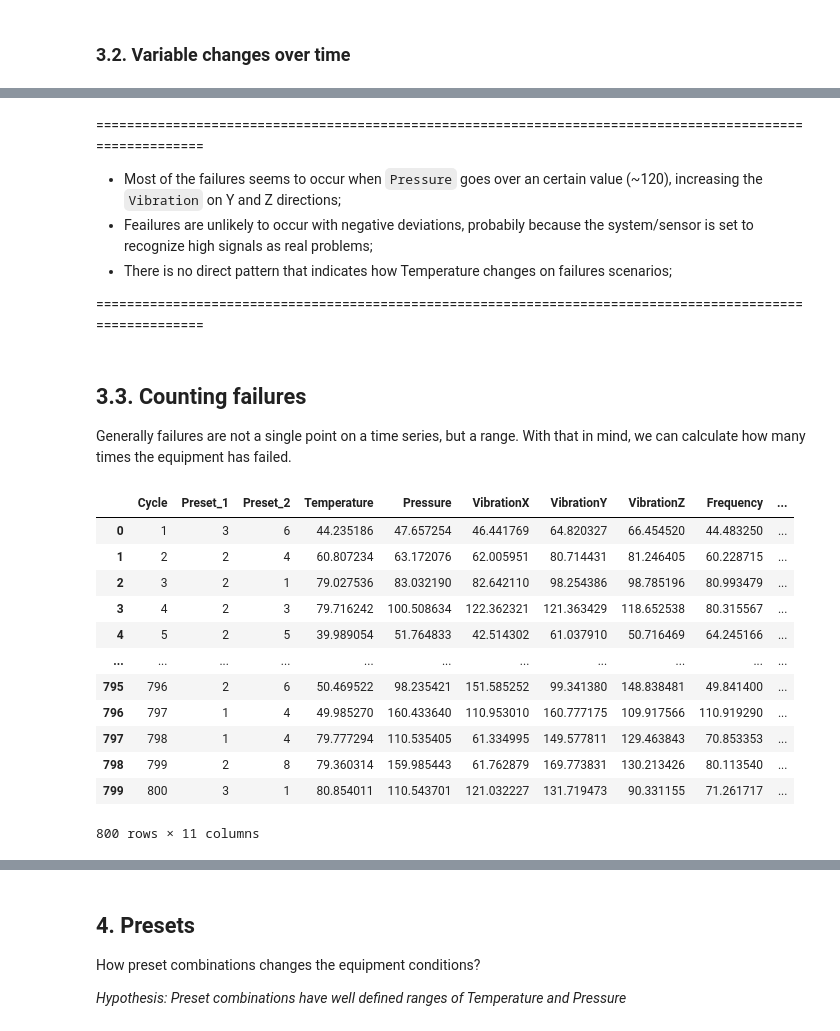
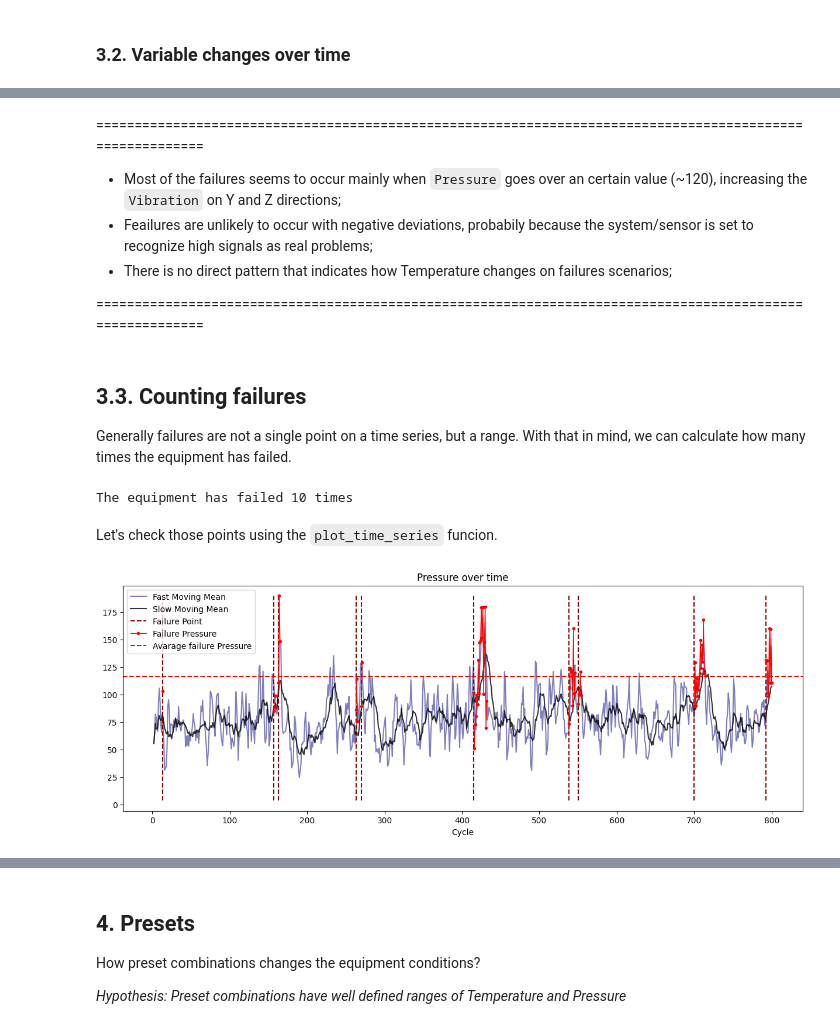
Before and after one commit to daniel64bit/failure-detection, a Jupyter notebook: notebooks/01_eda.ipynb, the cells around one changed output, grey strips where cells are left out. Cells and saved outputs as stored; diff of their text form; code cells hidden in the pictures.

```diff
--- a/notebooks/01_eda.ipynb
+++ b/notebooks/01_eda.ipynb
@@ -346,7 +355,7 @@ plot_time_series(df_oge, features, hide_raw_data=True)
 # %% [markdown]
 ==========================================================================================================
 
-- Most of the failures seems to occur when `Pressure` goes over an certain value (~120), increasing the `Vibration` on Y and Z directions;
+- Most of the failures seems to occur mainly when `Pressure` goes over an certain value (~120), increasing the `Vibration` on Y and Z directions;
 - Feailures are unlikely to occur with negative deviations, probabily because the system/sensor is set to recognize high signals as real problems;
 - There is no direct pattern that indicates how Temperature changes on failures scenarios;
 
@@ -355,18 +364,19 @@ plot_time_series(df_oge, features, hide_raw_data=True)
 ## 3.3. Counting failures
 Generally failures are not a single point on a time series, but a range. With that in mind, we can calculate how many times the equipment has failed.
 # %%
-df_oge
+# Each time that the equipment has faild is marked as a FailurePoint
+# If the equipment persists on filure state, this shouldn't count as a new failure.
+df_oge["FailInt"] = df_oge["Fail"].astype(int)
+df_oge["FailShift"] = df_oge["FailInt"].shift(1).fillna(0)
+df_oge["FailurePoint"] = (df_oge["FailInt"] == 1) & (df_oge["FailShift"] == 0)
-# %% [output]
-|  | Cycle | Preset_1 | Preset_2 | Temperature | Pressure | VibrationX | VibrationY | VibrationZ | Frequency | ... |
-| 0 | 1 | 3 | 6 | 44.235186 | 47.657254 | 46.441769 | 64.820327 | 66.454520 | 44.483250 | ... |
-| 1 | 2 | 2 | 4 | 60.807234 | 63.172076 | 62.005951 | 80.714431 | 81.246405 | 60.228715 | ... |
-| 2 | 3 | 2 | 1 | 79.027536 | 83.032190 | 82.642110 | 98.254386 | 98.785196 | 80.993479 | ... |
-| 3 | 4 | 2 | 3 | 79.716242 | 100.508634 | 122.362321 | 121.363429 | 118.652538 | 80.315567 | ... |
-| 4 | 5 | 2 | 5 | 39.989054 | 51.764833 | 42.514302 | 61.037910 | 50.716469 | 64.245166 | ... |
-| ... | ... | ... | ... | ... | ... | ... | ... | ... | ... | ... |
-| 795 | 796 | 2 | 6 | 50.469522 | 98.235421 | 151.585252 | 99.341380 | 148.838481 | 49.841400 | ... |
-| 796 | 797 | 1 | 4 | 49.985270 | 160.433640 | 110.953010 | 160.777175 | 109.917566 | 110.919290 | ... |
-| 797 | 798 | 1 | 4 | 79.777294 | 110.535405 | 61.334995 | 149.577811 | 129.463843 | 70.853353 | ... |
-| 798 | 799 | 2 | 8 | 79.360314 | 159.985443 | 61.762879 | 169.773831 | 130.213426 | 80.113540 | ... |
-| 799 | 800 | 3 | 1 | 80.854011 | 110.543701 | 121.032227 | 131.719473 | 90.331155 | 71.261717 | ... |
-800 rows × 11 columns
+# %%
+failures = df_oge["FailurePoint"].sum()
+print(f"The equipment has failed {failures} times")
+# %% [output]
+The equipment has failed 10 times
+# %% [markdown]
+Let's check those points using the `plot_time_series` funcion.
+# %%
+plot_time_series(df_oge, ["Pressure"], hide_raw_data=True, show_failure_points=True)
+# %% [output]
+[figure, added]
```
Also changed, not shown: parts of 4 cells of this notebook.
